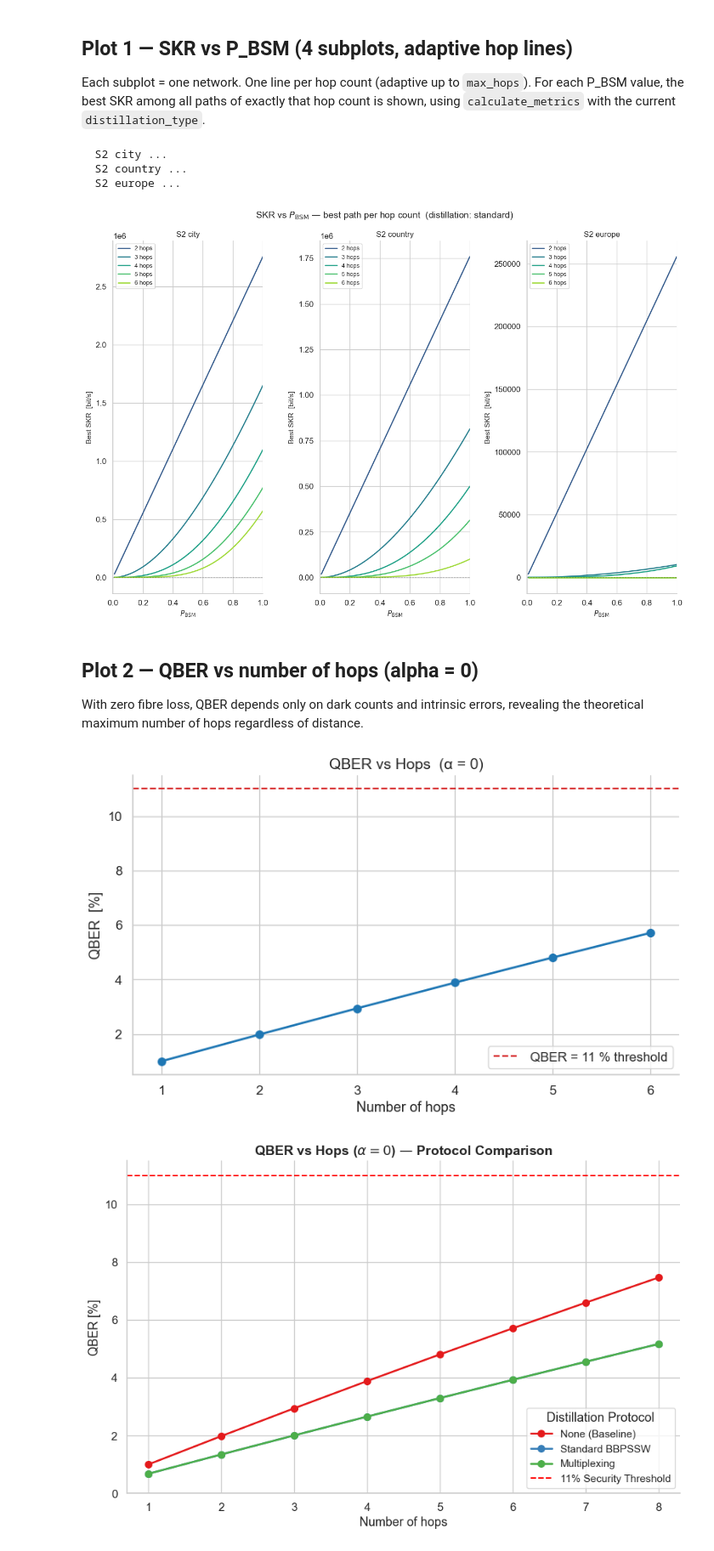
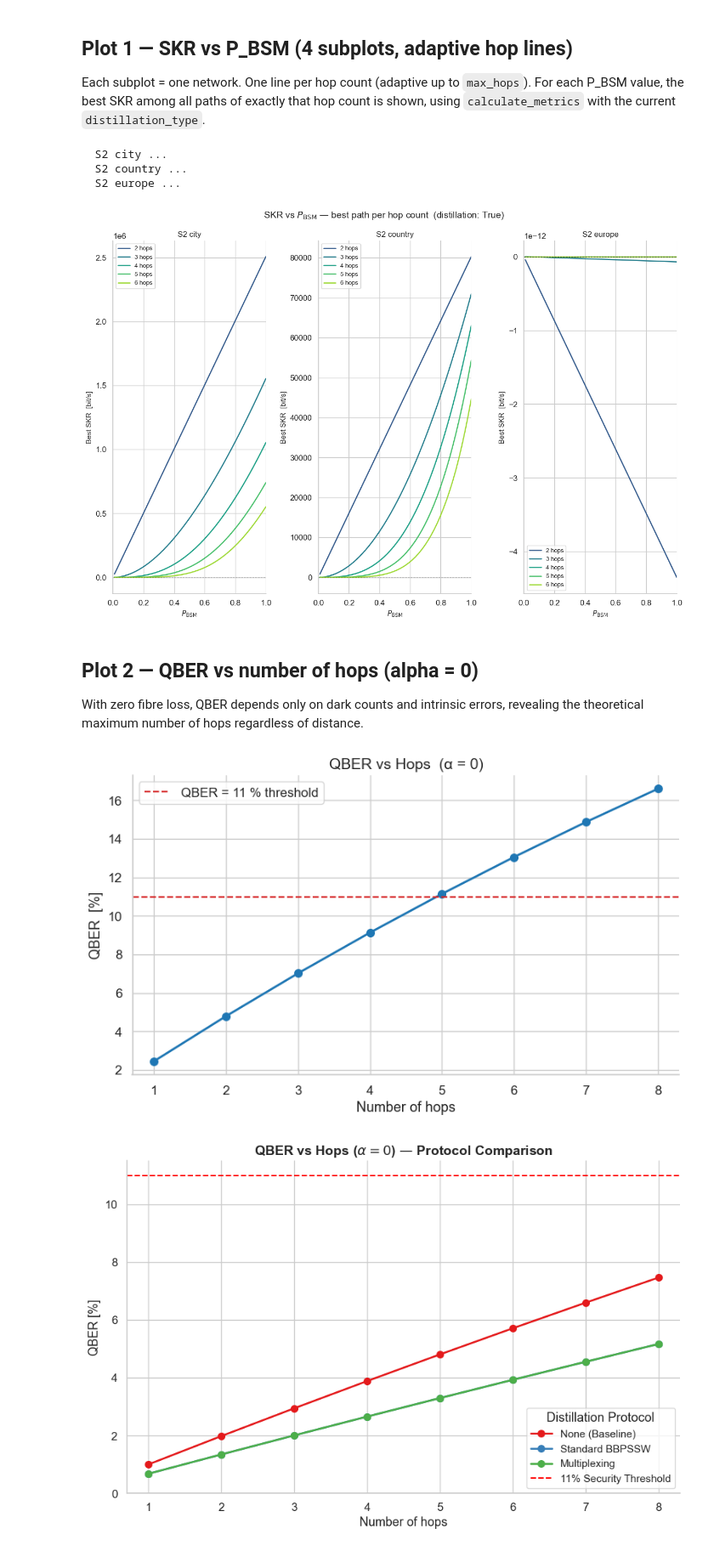
Before and after one commit to lucamar91/qkd_networks, a Jupyter notebook: analysis_plots_dist.ipynb, the cells around one changed output. Shown at 85% size. Cells and saved outputs as stored; diff of their text form; code cells hidden in the pictures.

```diff
--- a/analysis_plots_dist.ipynb
+++ b/analysis_plots_dist.ipynb
@@ -8,6 +8,7 @@ Run the **Setup** cell first, then each plot cell independently.
 import numpy as np
 import matplotlib.pyplot as plt
 import seaborn as sns
+from scipy.stats import binom
 
 from sequential_repeaters_dist import (
     RepeaterParams, QuantumRepeaterNetwork,
@@ -45,12 +46,13 @@ A_europe,  dist_europe,  coords_europe  = build_s2_graph(N, BETA, MU, scale='eur
 
 params = make_params()
 
-def make_net(A, dist, coords, scale, distillation_type=None):
+def make_net(A, dist, coords, scale, distillation=False, multiplexing_type=None ):
     """Convenience wrapper: build a network with standard params."""
     return QuantumRepeaterNetwork(
         params, A, dist, coords,
         architecture='node', scale=scale,
-        distillation_type=distillation_type,
+        distillation=distillation,
+        multiplexing_type=multiplexing_type
     )
 
 net_city    = make_net(A_city,    dist_city,    coords_city,    'city')
@@ -289,7 +320,7 @@ def _paths_by_hopcount(net, source):
 
 
 def plot_skr_vs_pbsm_subplots(networks, source=0, n_points=50,
-                               max_hops=6, multiphoton = True, distillation_type=None, distillation_time='before_swap', distillation_level=1):
+                               max_hops=6, multiphoton = True, distillation=False, distillation_time='before_swap', distillation_level=1, multiplexing_type=None):
     """
     4-subplot SKR vs P_BSM figure.
 
@@ -323,9 +354,10 @@ def plot_skr_vs_pbsm_subplots(networks, source=0, n_points=50,
                     architecture=net.architecture,
                     scale=net.scale_km,
                     multiphoton=multiphoton,
-                    distillation_type=distillation_type,
+                    distillation=distillation,
                     distillation_time=distillation_time,
                     distillation_level=distillation_level,
+                    multiplexing_type=multiplexing_type
                 )
                 skrs = [net_tmp.calculate_metrics(p)[2] for p in path_list]
                 best_skrs.append(max(skrs))
@@ -342,27 +374,26 @@ def plot_skr_vs_pbsm_subplots(networks, source=0, n_points=50,
         ax.set_xlim(0, 1)
         sns.despine(ax=ax)
 
-    dist_str = distillation_type if distillation_type else 'none'
     fig.suptitle(f'SKR vs $P_{{\\mathrm{{BSM}}}}$ — best path per hop count  '
-                 f'(distillation: {dist_str})', fontsize=14)
+                 f'(distillation: {distillation})', fontsize=14)
     plt.tight_layout()
     plt.savefig('plots/plot1_skr_vs_pbsm.pdf', bbox_inches='tight')
     plt.show()
 
 
-plot_skr_vs_pbsm_subplots(NETWORKS, source=SOURCE, distillation_type='standard', distillation_level=1, multiphoton=False)
+plot_skr_vs_pbsm_subplots(NETWORKS, source=SOURCE, distillation=True, distillation_level=1, multiphoton=False)
 # %% [output]
   S2 city ...
   S2 country ...
   S2 europe ...
-[figure, old version]
+[figure, new version]
 # %% [markdown]
 ## Plot 2 — QBER vs number of hops (alpha = 0)
 
 With zero fibre loss, QBER depends only on dark counts and intrinsic errors,
 revealing the theoretical maximum number of hops regardless of distance.
 # %%
-def plot_qber_vs_hops(net, source=0, max_hops=None, multiphoton=True, distillation_type=None, distillation_time='before_swap', distillation_level=1):
+def plot_qber_vs_hops(net, source=0, max_hops=None, multiphoton=True, distillation=True, distillation_time='before_swap', distillation_level=1, multiplexing_type=None):
     """
     QBER vs hop count with alpha=0.  One representative path per hop count.
 
@@ -380,9 +411,10 @@ def plot_qber_vs_hops(net, source=0, max_hops=None, multiphoton=True, distillati
         p_no_loss, net.A, net.dist, net.coords,
         architecture=net.architecture, scale=net.scale_km,
         multiphoton=multiphoton,
-        distillation_type=distillation_type,
+        distillation=distillation,
         distillation_time=distillation_time,
-        distillation_level=distillation_level
+        distillation_level=distillation_level,
+        multiplexing_type=multiplexing_type
     )
 
     _, paths = net_nl.optimal_path(source)
@@ -394,36 +426,36 @@ def plot_qber_vs_hops(net, source=0, max_hops=None, multiphoton=True, distillati
         if n not in rep_by_hops:
             rep_by_hops[n] = path
 
     hop_counts = sorted(rep_by_hops)
     if max_hops is not None:
         hop_counts = [h for h in hop_counts if h <= max_hops]
 
     # calculate_metrics returns (T, QBER, SKR)
     qbers = [net_nl.calculate_metrics(rep_by_hops[h])[1] * 100
              for h in hop_counts]
 
     fig, ax = plt.subplots(figsize=(8, 5))
     ax.plot(hop_counts, qbers, marker='o', linewidth=2,
             color=PALETTE[0], markersize=7)
     ax.axhline(QBER_THRESHOLD * 100, color=PALETTE[3], linewidth=1.5,
                linestyle='--', label='QBER = 11 % threshold')
     ax.set_xlabel('Number of hops', fontsize=13)
     ax.set_ylabel('QBER  [%]', fontsize=13)
-    dist_str = distillation_type if distillation_type else 'none'
+    #dist_str = distillation_type if distillation_type else 'none'
     #ax.set_title(f'QBER vs Hops  (α = 0, distillation: {dist_str})', fontsize=14)
     ax.set_title(f'QBER vs Hops  (α = 0)', fontsize=14)
     ax.set_xticks(hop_counts)
     ax.legend(frameon=True)
     ax.set_xlim(min(hop_counts) - 0.3, max(hop_counts) + 0.3)
     sns.despine()
     plt.tight_layout()
     plt.savefig(f'plots/plot2_qber_vs_hops.pdf', bbox_inches='tight')
     plt.show()
 
 
-plot_qber_vs_hops(net_country, source=SOURCE, distillation_type=None, multiphoton=False)
+plot_qber_vs_hops(net_country, source=SOURCE, distillation=True, multiphoton=True, multiplexing_type='single_burst')
 # %% [output]
-[figure, old version]
+[figure, new version]
 # %%
 def plot_qber_vs_hops_all_dist(net, source=0, max_hops=None, multiphoton=True, distillation_time='before_swap', distillation_level=1):
     """
```
Also changed, not shown: parts of 4 cells of this notebook, 1 other file.
